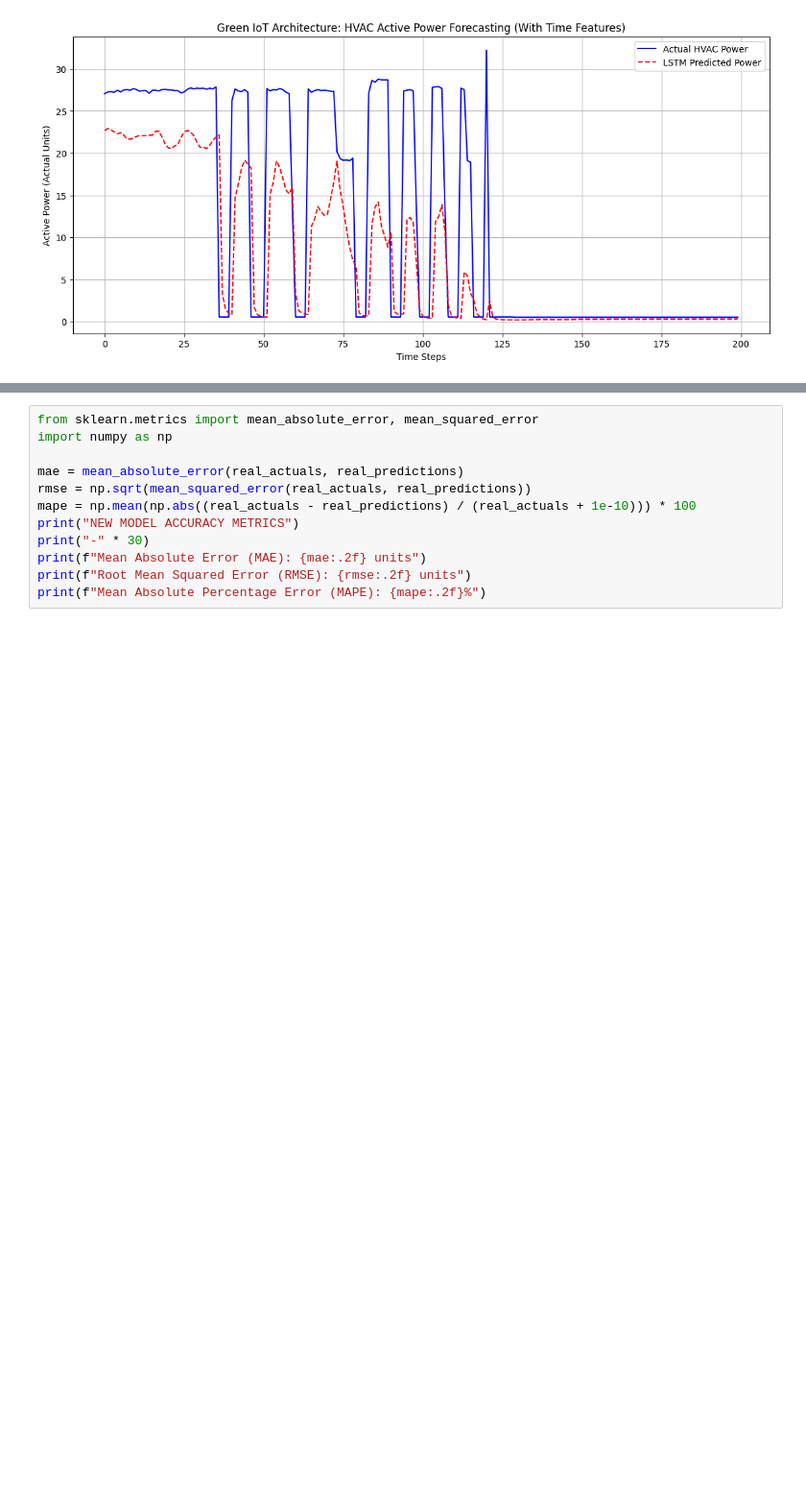
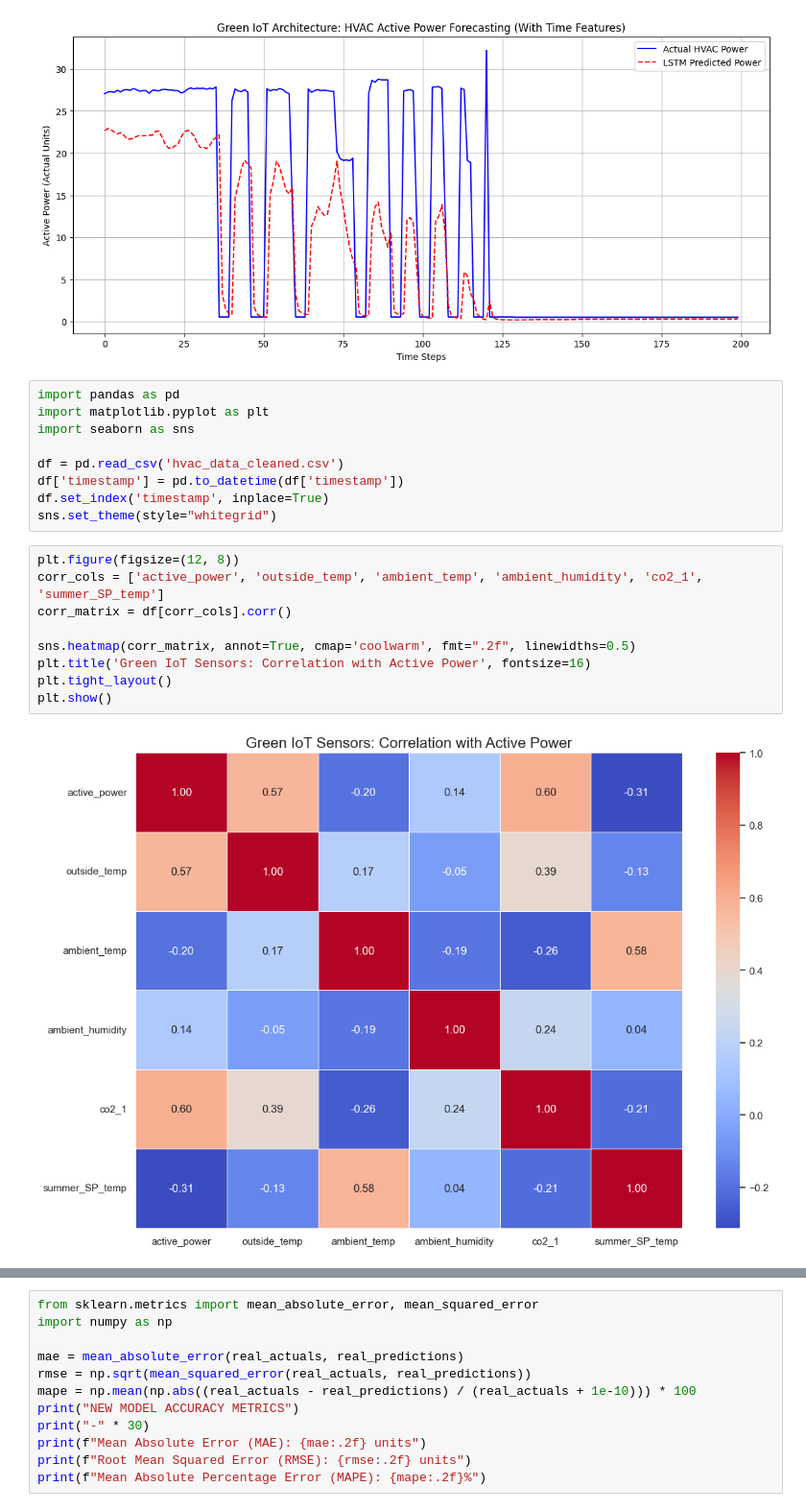
Before and after one commit to SRIMOHANAPRIYAN/LSTM-TASK, a Jupyter notebook: 1. LSTM MODEL.ipynb, the cells around one changed output, grey strips where cells are left out. Shown at 96% size. Cells and saved outputs as stored; diff of their text form; blank space fills up the shorter version.

```diff
--- a/1. LSTM MODEL.ipynb
+++ b/1. LSTM MODEL.ipynb
@@ -156,3 +156,23 @@ plt.grid(True)
 plt.show()
 # %% [output]
 [figure]
+# %%
+import pandas as pd
+import matplotlib.pyplot as plt
+import seaborn as sns
+
+df = pd.read_csv('hvac_data_cleaned.csv')
+df['timestamp'] = pd.to_datetime(df['timestamp'])
+df.set_index('timestamp', inplace=True)
+sns.set_theme(style="whitegrid")
+# %%
+plt.figure(figsize=(12, 8))
+corr_cols = ['active_power', 'outside_temp', 'ambient_temp', 'ambient_humidity', 'co2_1', 'summer_SP_temp']
+corr_matrix = df[corr_cols].corr()
+
+sns.heatmap(corr_matrix, annot=True, cmap='coolwarm', fmt=".2f", linewidths=0.5)
+plt.title('Green IoT Sensors: Correlation with Active Power', fontsize=16)
+plt.tight_layout()
+plt.show()
+# %% [output]
+[figure, added]
```
Also changed, not shown: parts of 4 cells of this notebook, 1 other file.
